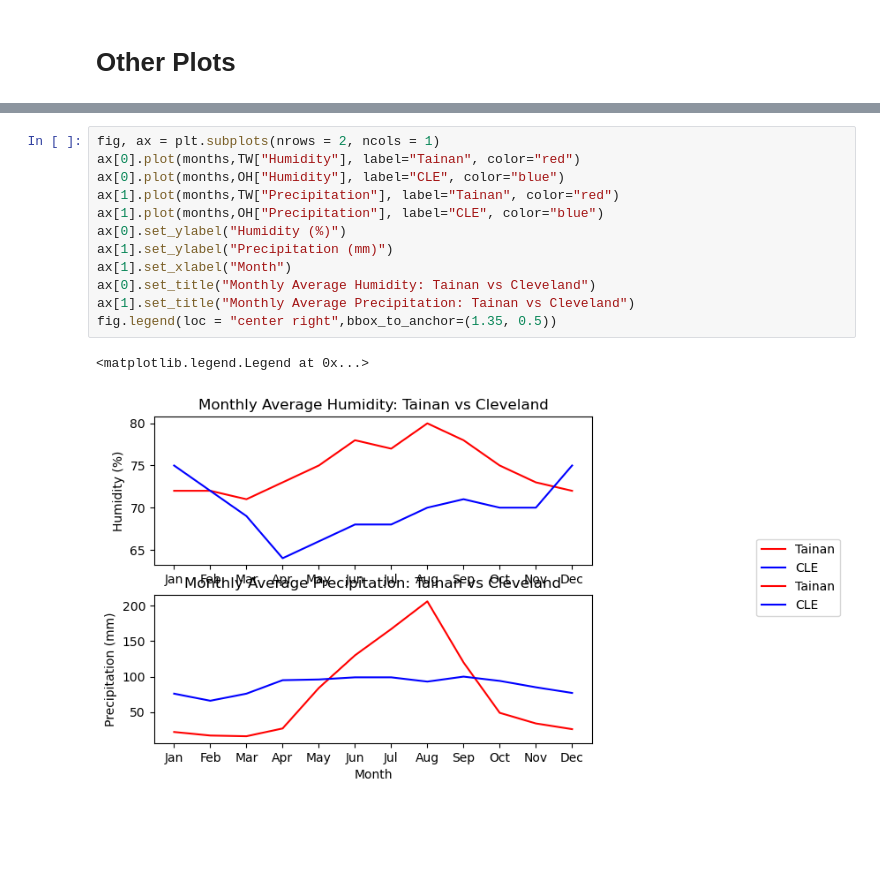
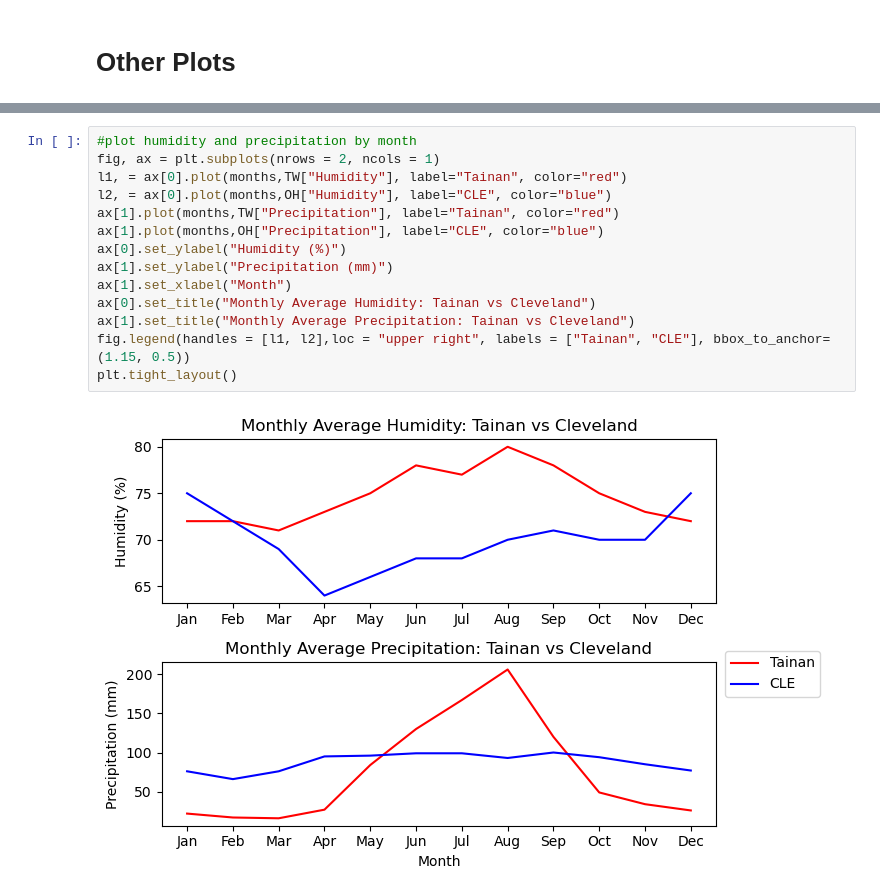
Before and after one commit to mrbond-25/TW_vs_OH_weather, a Jupyter notebook: main.ipynb, the cells around one changed output, grey strips where cells are left out. Saved outputs shown, nothing was run; the diff lists cells and outputs as text; blank space fills up the shorter version.

Commit message:
Update main.ipynb
Finished plots, working on correlations

```diff
--- a/main.ipynb
+++ b/main.ipynb
@@ -80,17 +84,18 @@ plt.title("Monthly Average Temperatures: Tainan vs Cleveland")
 Text(0.5, 1.0, 'Monthly Average Temperatures: Tainan vs Cleveland')
 [figure]
 # %%
+#plot humidity and precipitation by month
 fig, ax = plt.subplots(nrows = 2, ncols = 1)
-ax[0].plot(months,TW["Humidity"], label="Tainan", color="red")
-ax[0].plot(months,OH["Humidity"], label="CLE", color="blue")
+l1, = ax[0].plot(months,TW["Humidity"], label="Tainan", color="red")
+l2, = ax[0].plot(months,OH["Humidity"], label="CLE", color="blue")
 ax[1].plot(months,TW["Precipitation"], label="Tainan", color="red")
 ax[1].plot(months,OH["Precipitation"], label="CLE", color="blue")
 ax[0].set_ylabel("Humidity (%)")
 ax[1].set_ylabel("Precipitation (mm)")
 ax[1].set_xlabel("Month")
 ax[0].set_title("Monthly Average Humidity: Tainan vs Cleveland")
 ax[1].set_title("Monthly Average Precipitation: Tainan vs Cleveland")
-fig.legend(loc = "center right",bbox_to_anchor=(1.35, 0.5))
+fig.legend(handles = [l1, l2],loc = "upper right", labels = ["Tainan", "CLE"], bbox_to_anchor=(1.15, 0.5))
+plt.tight_layout()
 # %% [output]
-<matplotlib.legend.Legend at 0x...>
-[figure, old version]
+[figure, new version]
```
Also changed, not shown: parts of 3 cells of this notebook.
